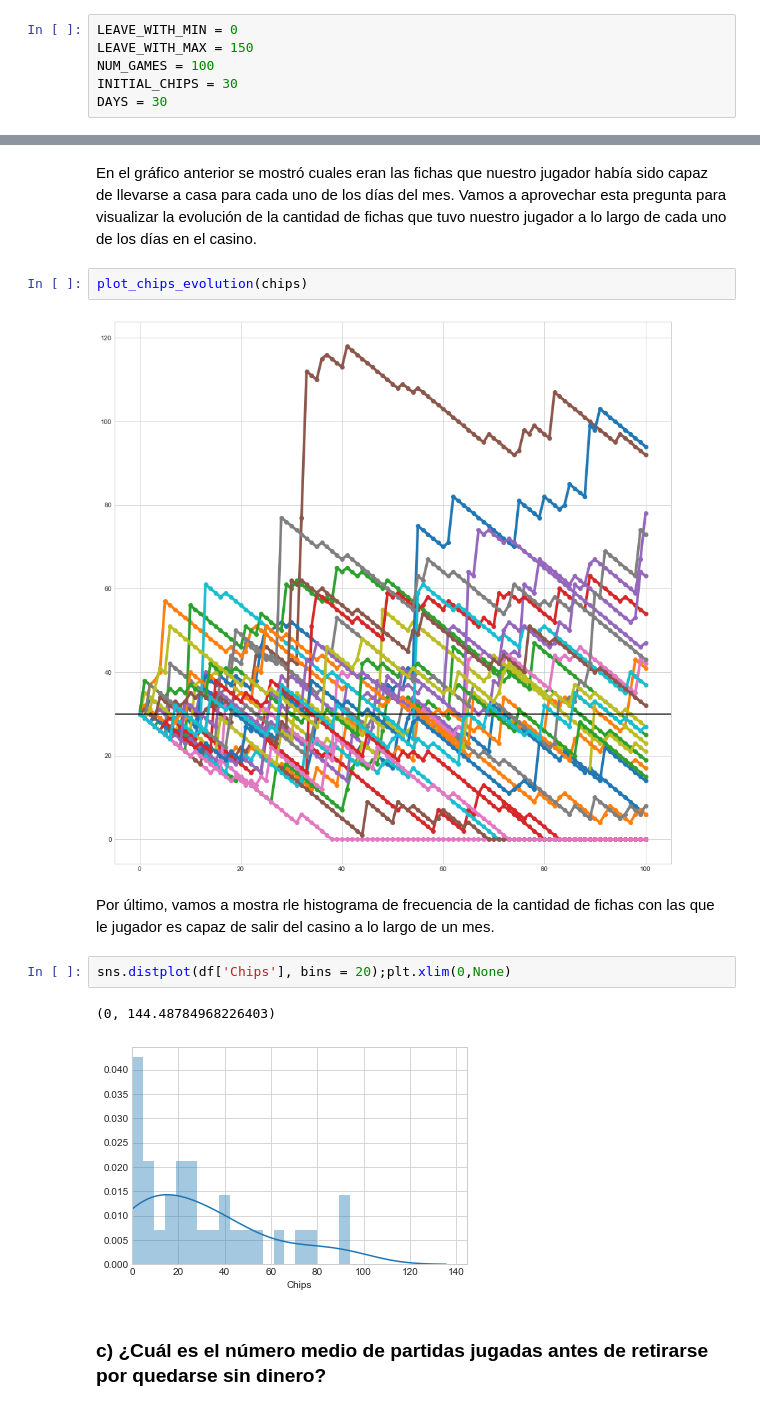
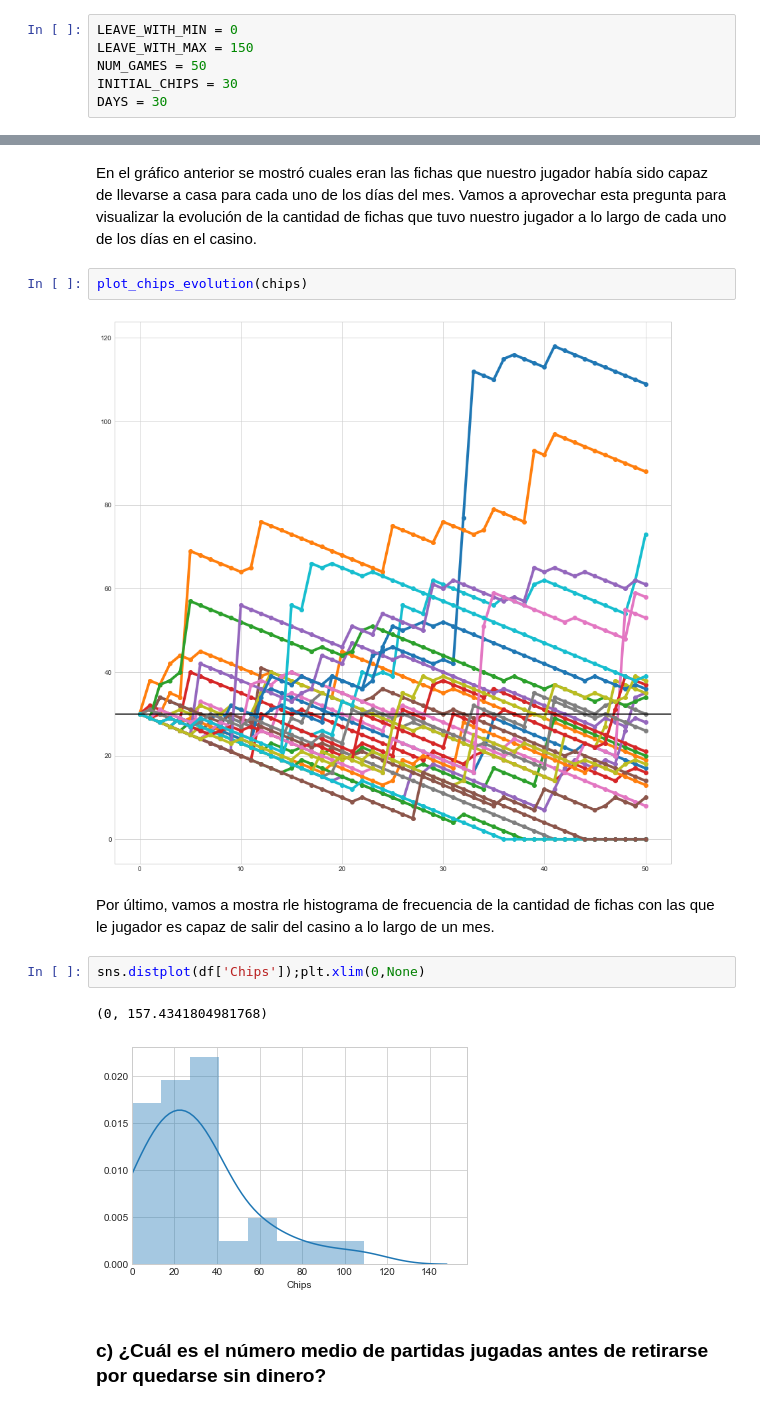
Before and after one commit to scaverod/GamblingMarkovChain, a Jupyter notebook: enunciado.ipynb, the cells around one changed output, grey strips where cells are left out. Cells and saved outputs as stored; diff of their text form.

```diff
--- a/enunciado.ipynb
+++ b/enunciado.ipynb
@@ -197,7 +209,7 @@ Lo primero que vamos a hacer es ejecutar la simulación. Recordamos los parámet
 # %%
 LEAVE_WITH_MIN = 0
 LEAVE_WITH_MAX = 150
-NUM_GAMES = 100
+NUM_GAMES = 50
 INITIAL_CHIPS = 30
 DAYS = 30
 # %%
@@ -234,14 +246,14 @@ Vamos a aprovechar esta pregunta para visualizar la evolución de la cantidad de
 # %%
 plot_chips_evolution(chips)
 # %% [output]
-[figure, old version]
+[figure, new version]
 # %% [markdown]
 Por último, vamos a mostra rle histograma de frecuencia de la cantidad de fichas con las que le jugador es capaz de salir del casino a lo largo de un mes.
 # %%
-sns.distplot(df['Chips'], bins = 20);plt.xlim(0,None)
+sns.distplot(df['Chips']);plt.xlim(0,None)
 # %% [output]
-(0, 144.48784968226403)
+(0, 157.4341804981768)
-[figure, old version]
+[figure, new version]
 # %% [markdown]
 ###           c) ¿Cuál es el número medio de partidas jugadas antes de retirarse por quedarse sin dinero?
 # %%
```
Also changed, not shown: parts of 37 cells of this notebook.
